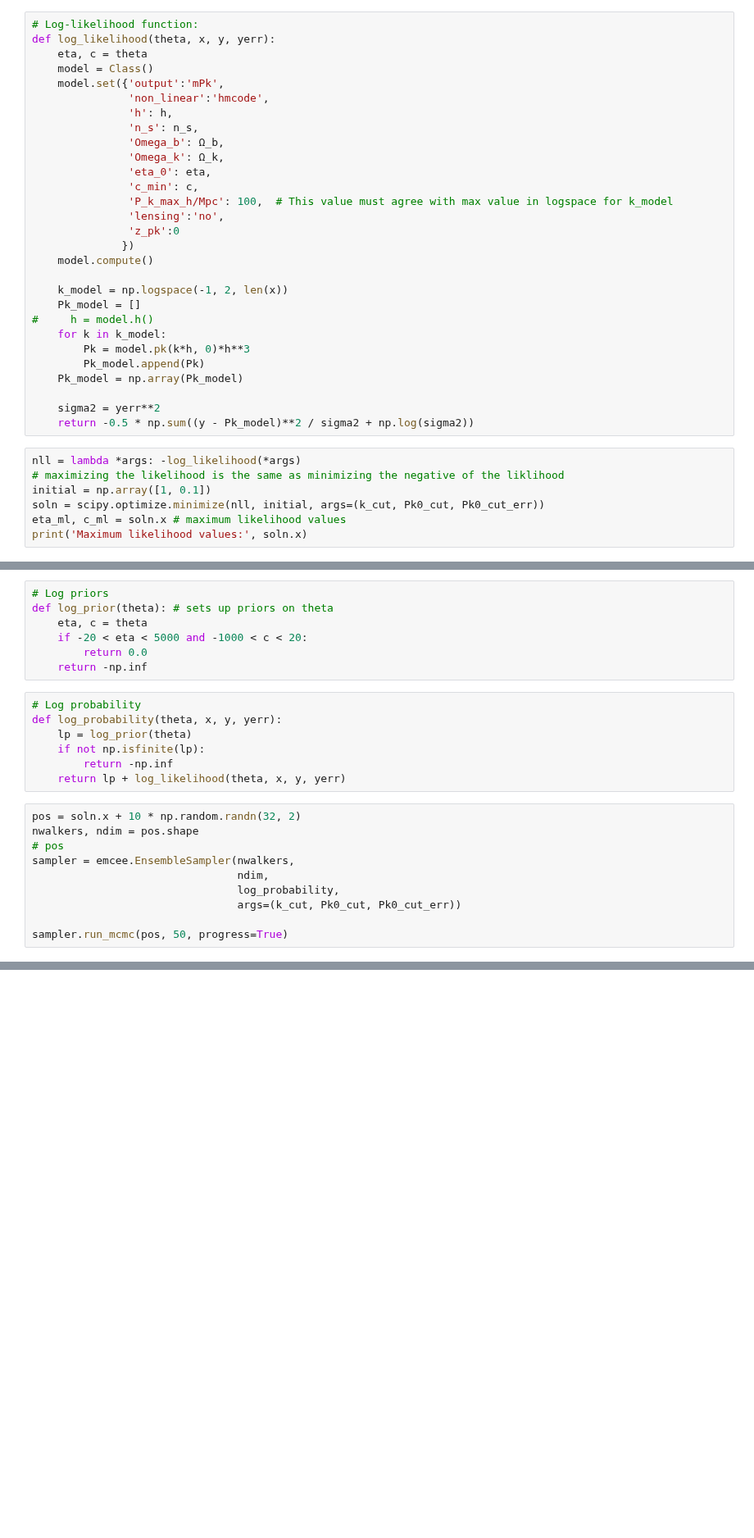
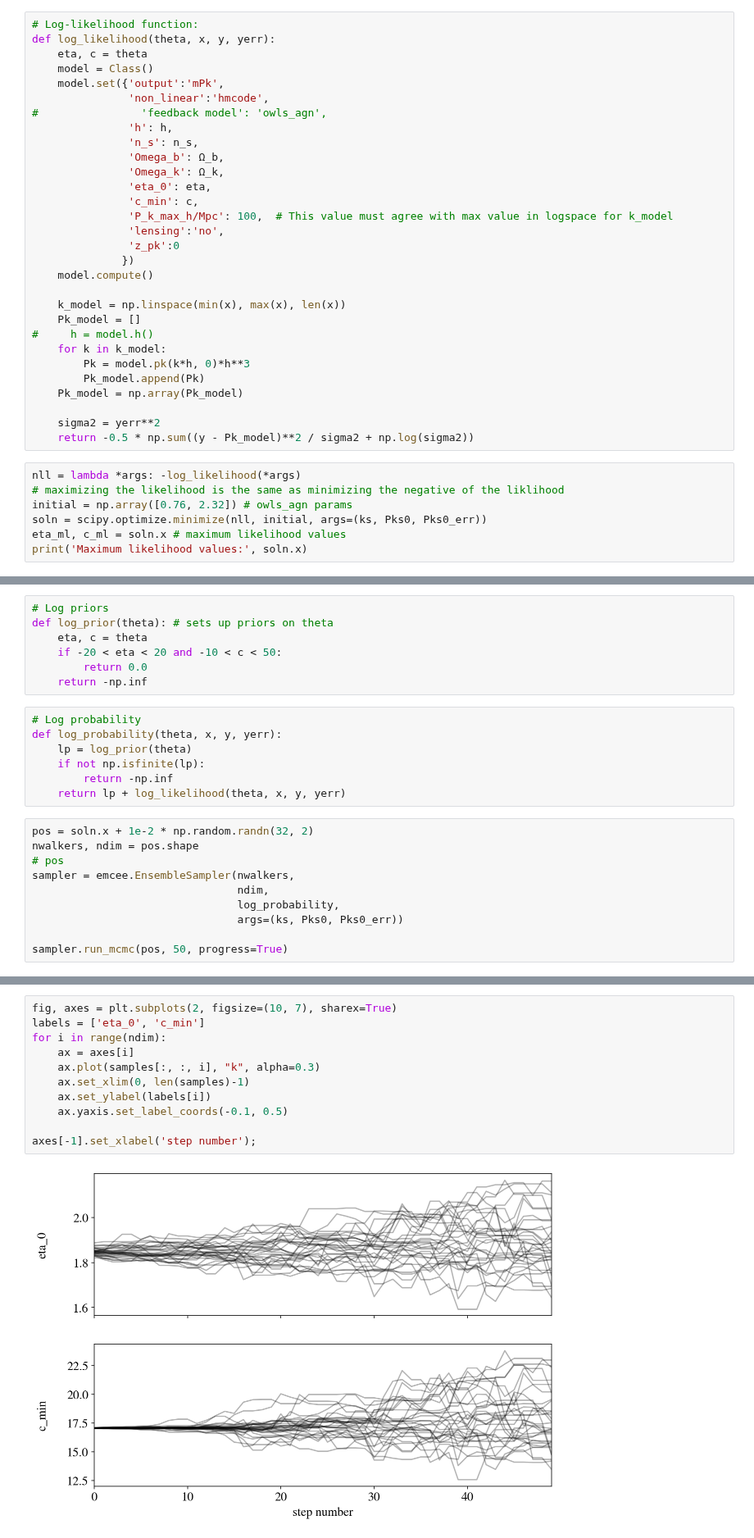
Before and after one commit to liuxx479/cosmo_dep_feedback, a Jupyter notebook: fitting_CAMELS_data.ipynb, the cells around one changed output, grey strips where cells are left out. Shown at 82% size. Drawn from its saved outputs; the diff is of its cells as text; blank space fills up the shorter version.

Commit message:
50 sample mcmc run for quick test

```diff
--- a/fitting_CAMELS_data.ipynb
+++ b/fitting_CAMELS_data.ipynb
@@ -167,6 +168,7 @@ def log_likelihood(theta, x, y, yerr):
     model = Class()
     model.set({'output':'mPk',
                'non_linear':'hmcode',
+#                'feedback model': 'owls_agn',
                'h': h,
                'n_s': n_s,
                'Omega_b': Ω_b,
@@ -179,7 +181,7 @@ def log_likelihood(theta, x, y, yerr):
               })
     model.compute()
 
-    k_model = np.logspace(-1, 2, len(x))
+    k_model = np.linspace(min(x), max(x), len(x))
     Pk_model = []
 #     h = model.h()
     for k in k_model:
@@ -192,8 +194,8 @@ def log_likelihood(theta, x, y, yerr):
 # %%
 nll = lambda *args: -log_likelihood(*args)
 # maximizing the likelihood is the same as minimizing the negative of the liklihood
-initial = np.array([1, 0.1])
-soln = scipy.optimize.minimize(nll, initial, args=(k_cut, Pk0_cut, Pk0_cut_err))
+initial = np.array([0.76, 2.32]) # owls_agn params
+soln = scipy.optimize.minimize(nll, initial, args=(ks, Pks0, Pks0_err))
 eta_ml, c_ml = soln.x # maximum likelihood values
 print('Maximum likelihood values:', soln.x)
 # %% [output]
@@ -202,7 +206,7 @@ Maximum likelihood values: [1011.52871978 -220.0910173 ]
 # Log priors
 def log_prior(theta): # sets up priors on theta
     eta, c = theta
-    if -20 < eta < 5000 and -1000 < c < 20:
+    if -20 < eta < 20 and -10 < c < 50:
         return 0.0
     return -np.inf
 # %%
@@ -213,13 +217,13 @@ def log_probability(theta, x, y, yerr):
         return -np.inf
     return lp + log_likelihood(theta, x, y, yerr)
 # %%
-pos = soln.x + 10 * np.random.randn(32, 2)
+pos = soln.x + 1e-2 * np.random.randn(32, 2)
 nwalkers, ndim = pos.shape
 # pos
 sampler = emcee.EnsembleSampler(nwalkers,
                                 ndim,
                                 log_probability,
-                                args=(k_cut, Pk0_cut, Pk0_cut_err))
+                                args=(ks, Pks0, Pks0_err))
 
 sampler.run_mcmc(pos, 50, progress=True)
 # %% [output]
@@ -229,0 +253,13 @@ samples = sampler.get_chain()
+# %%
+fig, axes = plt.subplots(2, figsize=(10, 7), sharex=True)
+labels = ['eta_0', 'c_min']
+for i in range(ndim):
+    ax = axes[i]
+    ax.plot(samples[:, :, i], "k", alpha=0.3)
+    ax.set_xlim(0, len(samples)-1)
+    ax.set_ylabel(labels[i])
+    ax.yaxis.set_label_coords(-0.1, 0.5)
+
+axes[-1].set_xlabel('step number');
+# %% [output]
+[figure, added]
```
Also changed, not shown: parts of 10 cells of this notebook, 1 other file.
